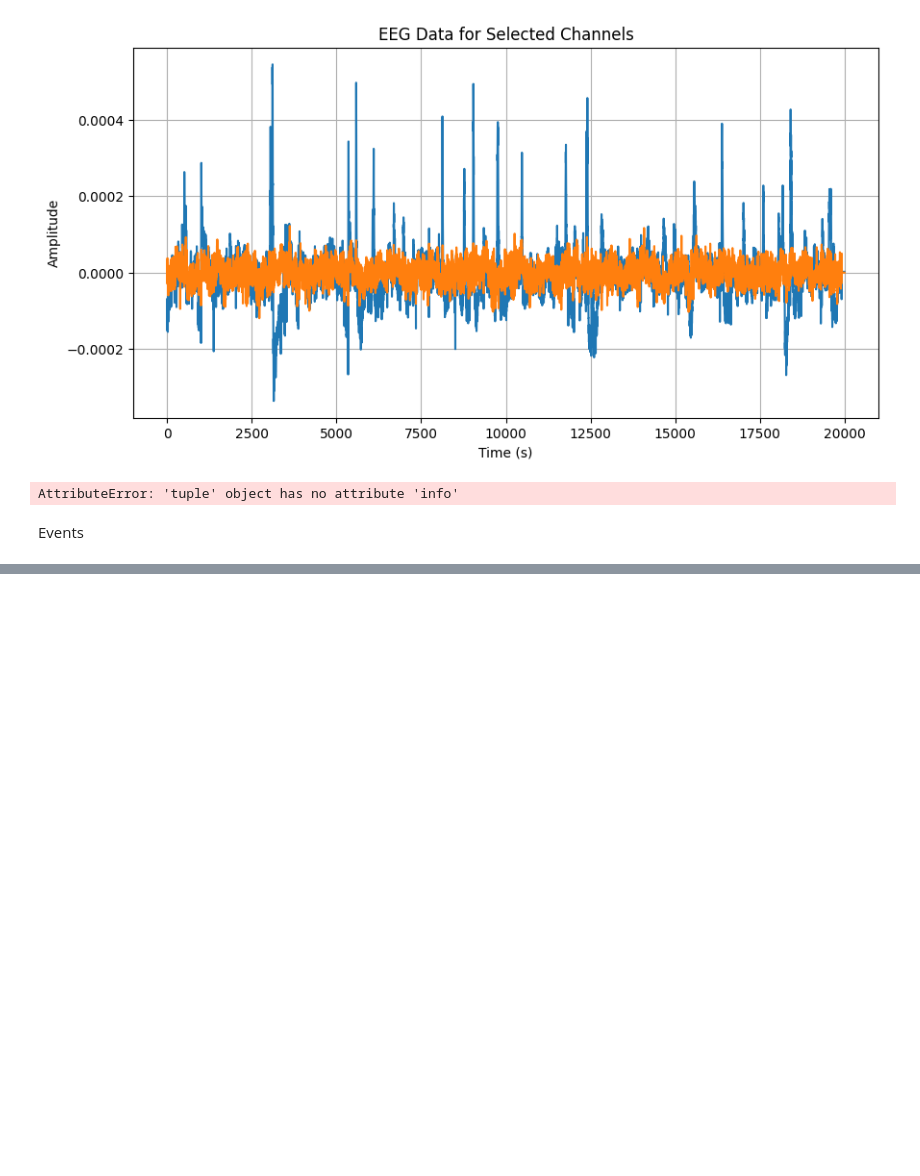
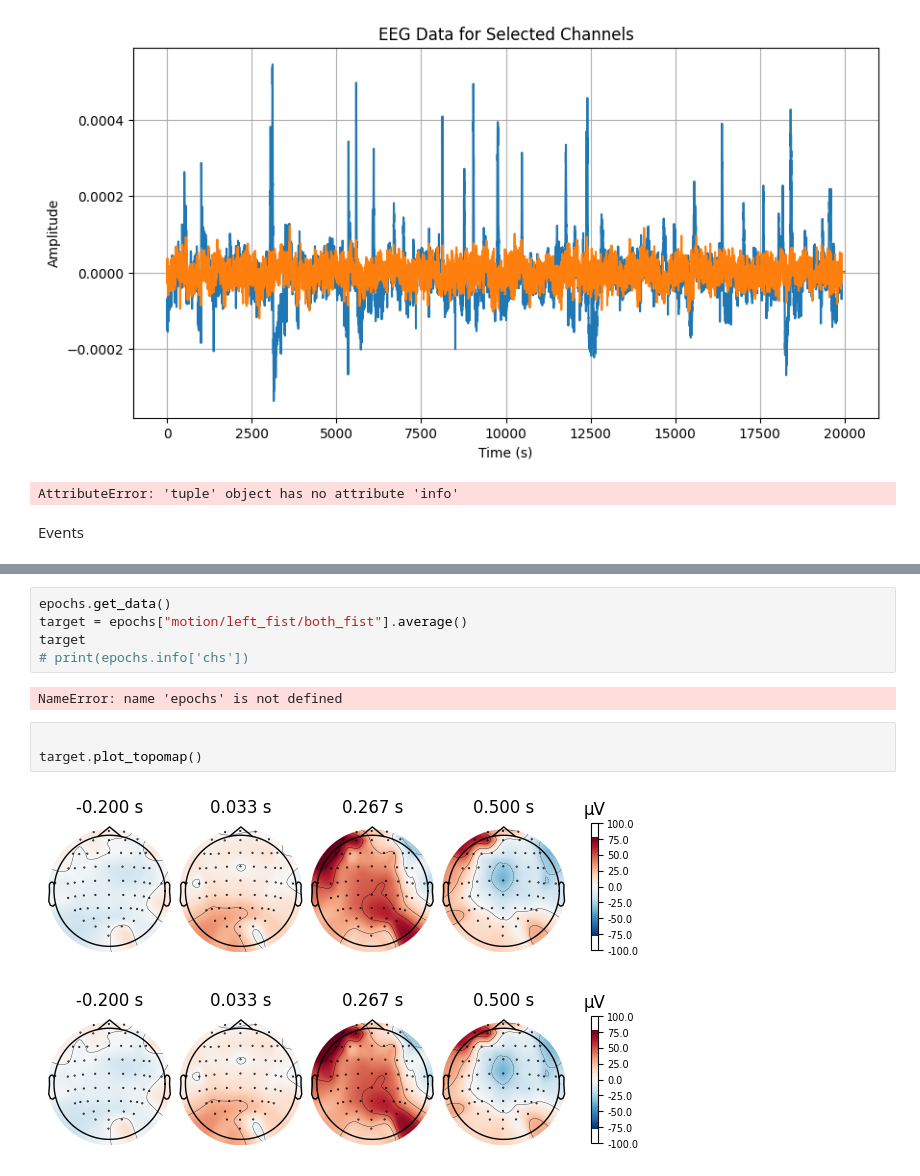
Before and after one commit to sanjida-ivy/EEG_Data_Analysis, a Jupyter notebook: EEG_Data_Manipulation_v4.ipynb, the cells around one changed output, grey strips where cells are left out. Cells and saved outputs as stored; diff of their text form; blank space fills up the shorter version.

```diff
--- a/EEG_Data_Manipulation_v4.ipynb
+++ b/EEG_Data_Manipulation_v4.ipynb
@@ -341,0 +399,13 @@ AttributeError: 'NoneType' object has no attribute '_get_renderer'
+# %%
+epochs.get_data()
+target = epochs["motion/left_fist/both_fist"].average()
+target
+# print(epochs.info['chs'])
+# %% [output]
+NameError: name 'epochs' is not defined
+# %%
+
+target.plot_topomap()
+# %% [output]
+[figure, added]
+[figure, added]
```
Also changed, not shown: parts of 11 cells of this notebook, 1 other file.
